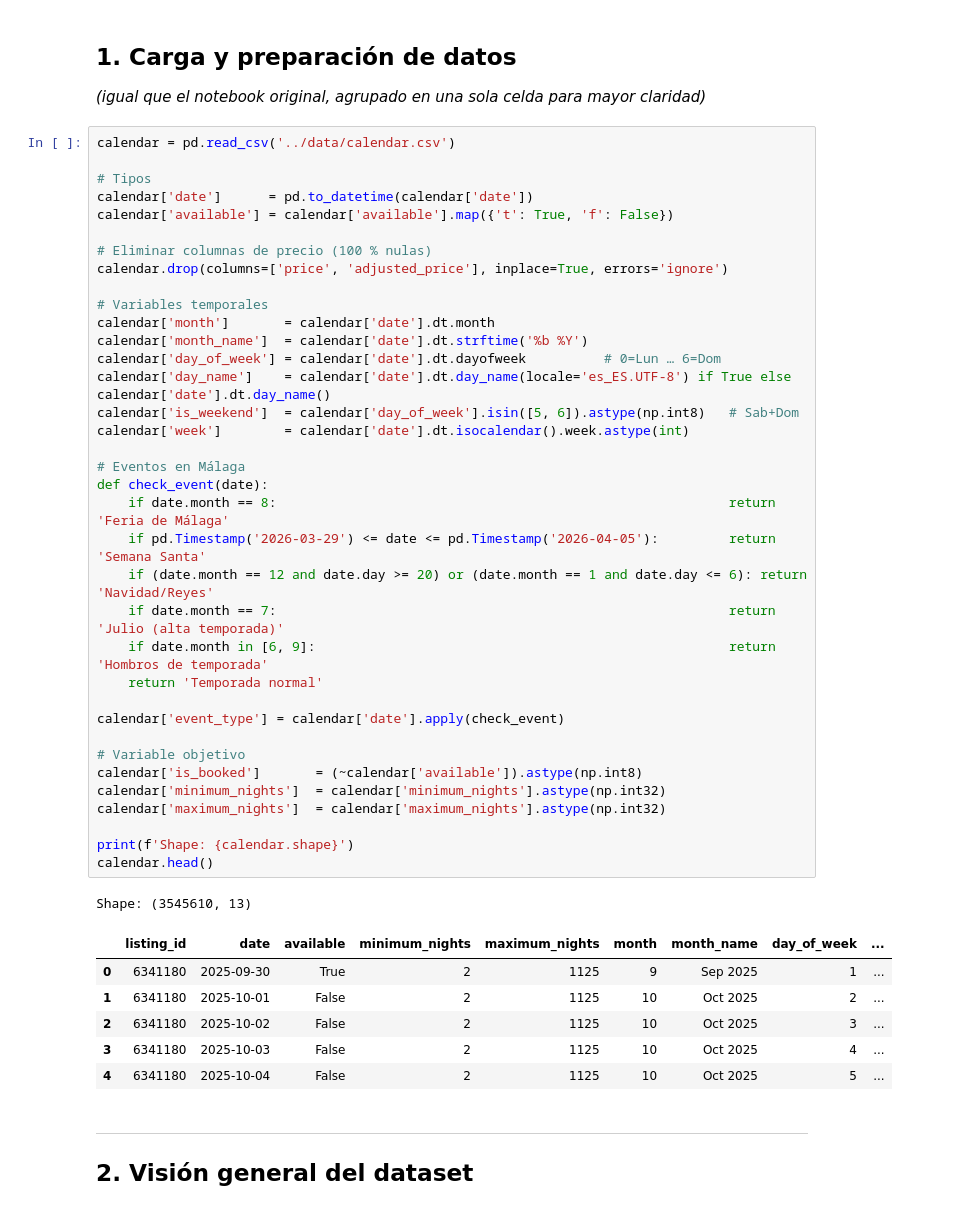
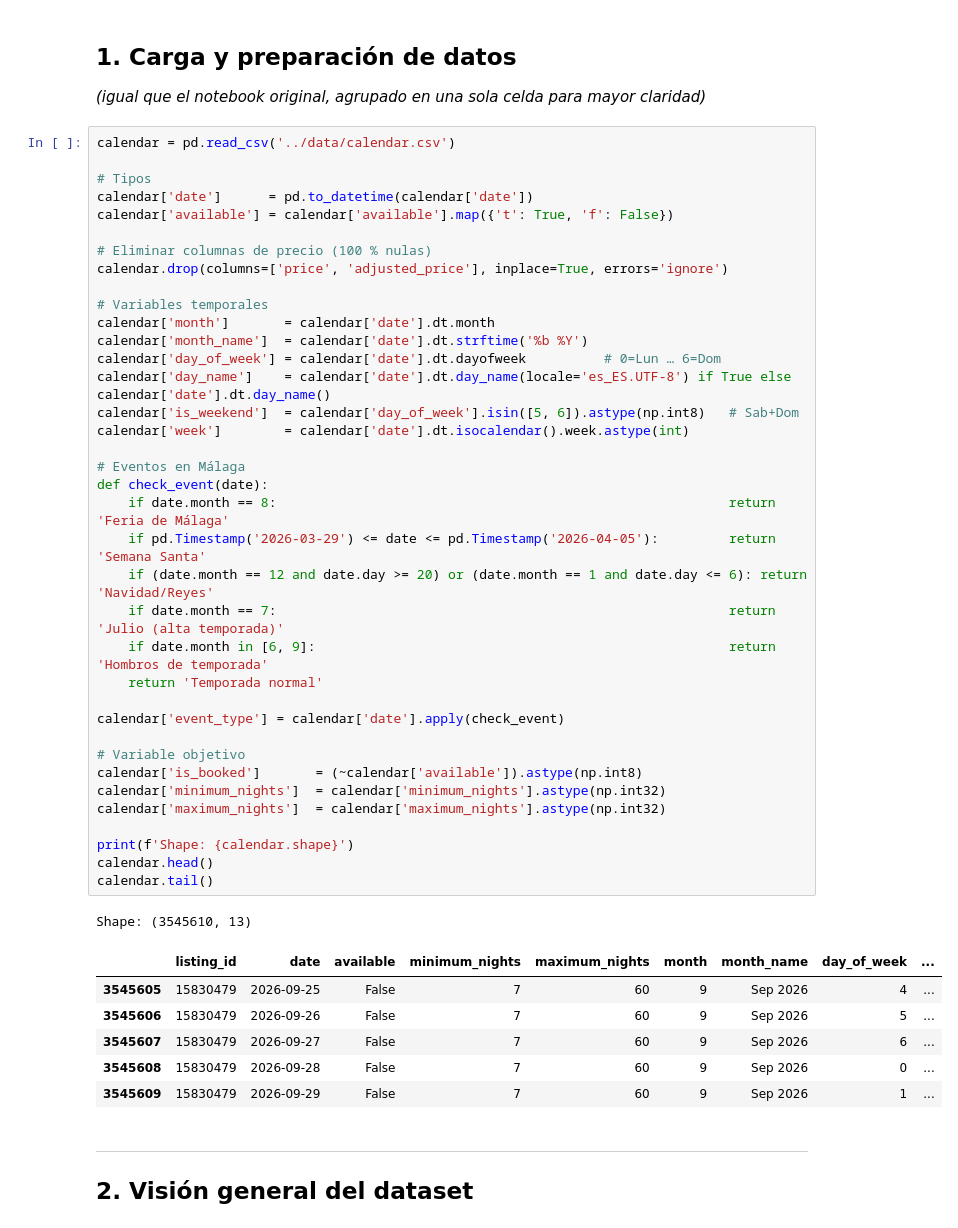
Before and after one commit to cborges19/proy_SSDD_II, a Jupyter notebook: notebooks/eda_calendar.ipynb, the cells around one changed output. Drawn from its saved outputs; the diff is of its cells as text.

```diff
--- a/notebooks/eda_calendar.ipynb
+++ b/notebooks/eda_calendar.ipynb
@@ -36,38 +36,39 @@ calendar.drop(columns=['price', 'adjusted_price'], inplace=True, errors='ignore'
 
 # Variables temporales
 calendar['month']       = calendar['date'].dt.month
 calendar['month_name']  = calendar['date'].dt.strftime('%b %Y')
 calendar['day_of_week'] = calendar['date'].dt.dayofweek          # 0=Lun … 6=Dom
 calendar['day_name']    = calendar['date'].dt.day_name(locale='es_ES.UTF-8') if True else calendar['date'].dt.day_name()
 calendar['is_weekend']  = calendar['day_of_week'].isin([5, 6]).astype(np.int8)   # Sab+Dom
 calendar['week']        = calendar['date'].dt.isocalendar().week.astype(int)
 
 # Eventos en Málaga
 def check_event(date):
     if date.month == 8:                                                          return 'Feria de Málaga'
     if pd.Timestamp('2026-03-29') <= date <= pd.Timestamp('2026-04-05'):         return 'Semana Santa'
     if (date.month == 12 and date.day >= 20) or (date.month == 1 and date.day <= 6): return 'Navidad/Reyes'
     if date.month == 7:                                                          return 'Julio (alta temporada)'
     if date.month in [6, 9]:                                                     return 'Hombros de temporada'
     return 'Temporada normal'
 
 calendar['event_type'] = calendar['date'].apply(check_event)
 
 # Variable objetivo
 calendar['is_booked']       = (~calendar['available']).astype(np.int8)
 calendar['minimum_nights']  = calendar['minimum_nights'].astype(np.int32)
 calendar['maximum_nights']  = calendar['maximum_nights'].astype(np.int32)
 
 print(f'Shape: {calendar.shape}')
 calendar.head()
+calendar.tail()
 # %% [output]
 Shape: (3545610, 13)
 |  | listing_id | date | available | minimum_nights | maximum_nights | month | month_name | day_of_week | ... |
-| 0 | 6341180 | 2025-09-30 | True | 2 | 1125 | 9 | Sep 2025 | 1 | ... |
-| 1 | 6341180 | 2025-10-01 | False | 2 | 1125 | 10 | Oct 2025 | 2 | ... |
-| 2 | 6341180 | 2025-10-02 | False | 2 | 1125 | 10 | Oct 2025 | 3 | ... |
-| 3 | 6341180 | 2025-10-03 | False | 2 | 1125 | 10 | Oct 2025 | 4 | ... |
-| 4 | 6341180 | 2025-10-04 | False | 2 | 1125 | 10 | Oct 2025 | 5 | ... |
+| 3545605 | 15830479 | 2026-09-25 | False | 7 | 60 | 9 | Sep 2026 | 4 | ... |
+| 3545606 | 15830479 | 2026-09-26 | False | 7 | 60 | 9 | Sep 2026 | 5 | ... |
+| 3545607 | 15830479 | 2026-09-27 | False | 7 | 60 | 9 | Sep 2026 | 6 | ... |
+| 3545608 | 15830479 | 2026-09-28 | False | 7 | 60 | 9 | Sep 2026 | 0 | ... |
+| 3545609 | 15830479 | 2026-09-29 | False | 7 | 60 | 9 | Sep 2026 | 1 | ... |
 # %% [markdown]
 ---
 ## 2. Visión general del dataset
```
Also changed, not shown: parts of 1 cell of this notebook.
